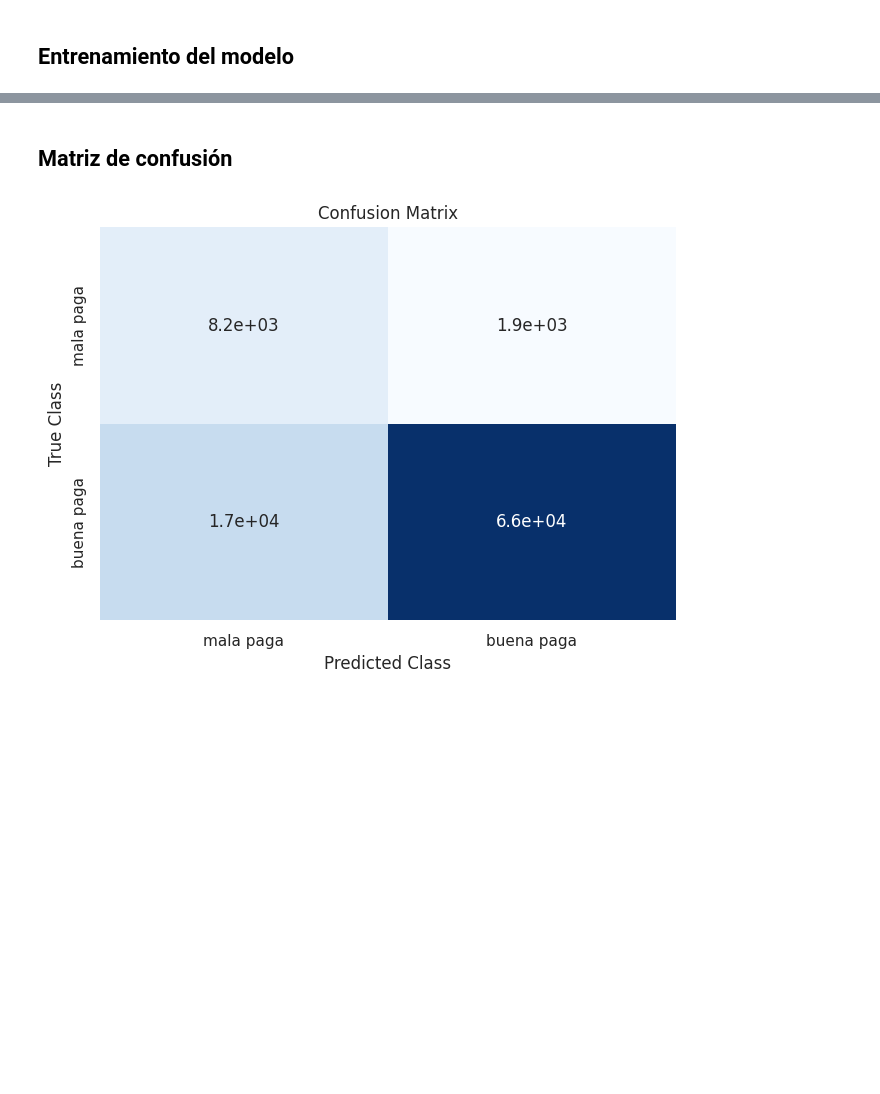
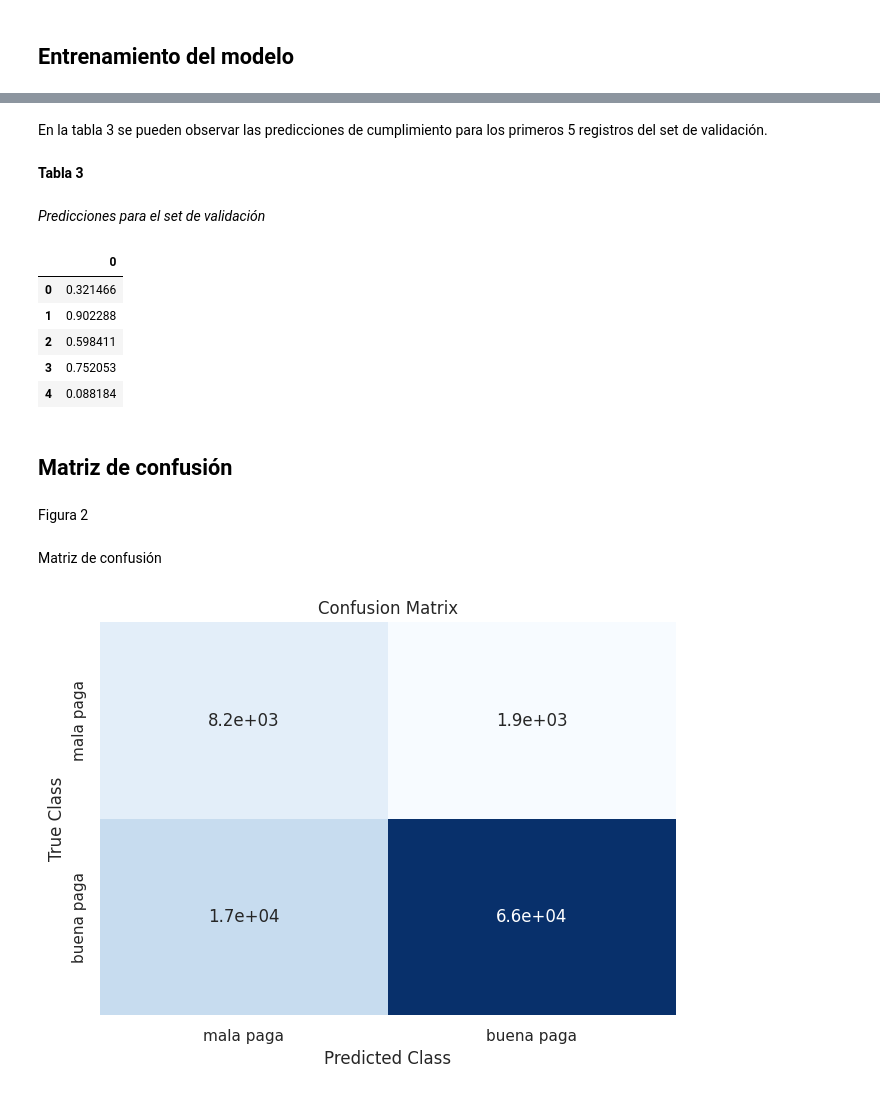
Before and after one commit to wgarciab/trabajos-tae-2022-2, a Jupyter notebook: Trabajo_2/TAE Trabajo 2.ipynb, the cells around one changed output, grey strips where cells are left out. Drawn from its saved outputs; the diff is of its cells as text; code cells hidden in the pictures; blank space fills up the shorter version.

```diff
--- a/Trabajo_2/TAE Trabajo 2.ipynb
+++ b/Trabajo_2/TAE Trabajo 2.ipynb
@@ -489,12 +518,31 @@ summary_table
+# %% [markdown]
+En la tabla 3 se pueden observar las predicciones de cumplimiento para los primeros 5 registros del set de validación.
+# %% [markdown]
+**Tabla 3**
+# %% [markdown]
+_Predicciones para el set de validación_
 # %%
 # make preditions on our test set
 y_hat_test = pipeline.predict(X_test)
 # get the predicted probabilities
 y_hat_test_proba = pipeline.predict_proba(X_test)
 # select the probabilities of only the positive class (class 1 - default)
 y_hat_test_proba = y_hat_test_proba[:][: , 1]
+
+pd.DataFrame(y_hat_test_proba).head()
+# %% [output]
+|  | 0 |
+| 0 | 0.321466 |
+| 1 | 0.902288 |
+| 2 | 0.598411 |
+| 3 | 0.752053 |
+| 4 | 0.088184 |
 # %% [markdown]
 ## Matriz de confusión
+# %% [markdown]
+Figura 2
+# %% [markdown]
+Matriz de confusión
 # %%
 import matplotlib.pyplot as plt
 import seaborn as sns
```
Also changed, not shown: parts of 63 cells of this notebook.
